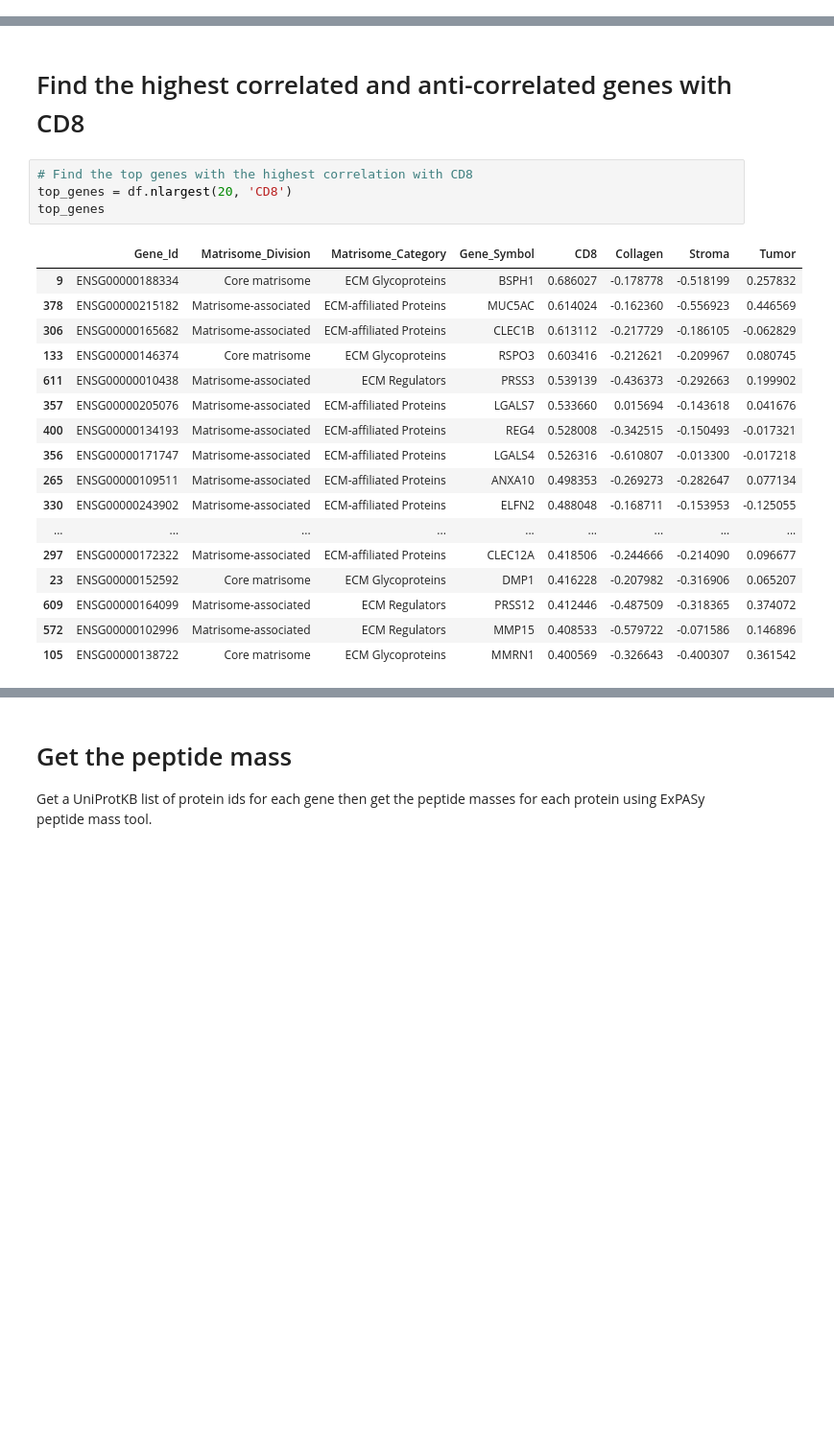
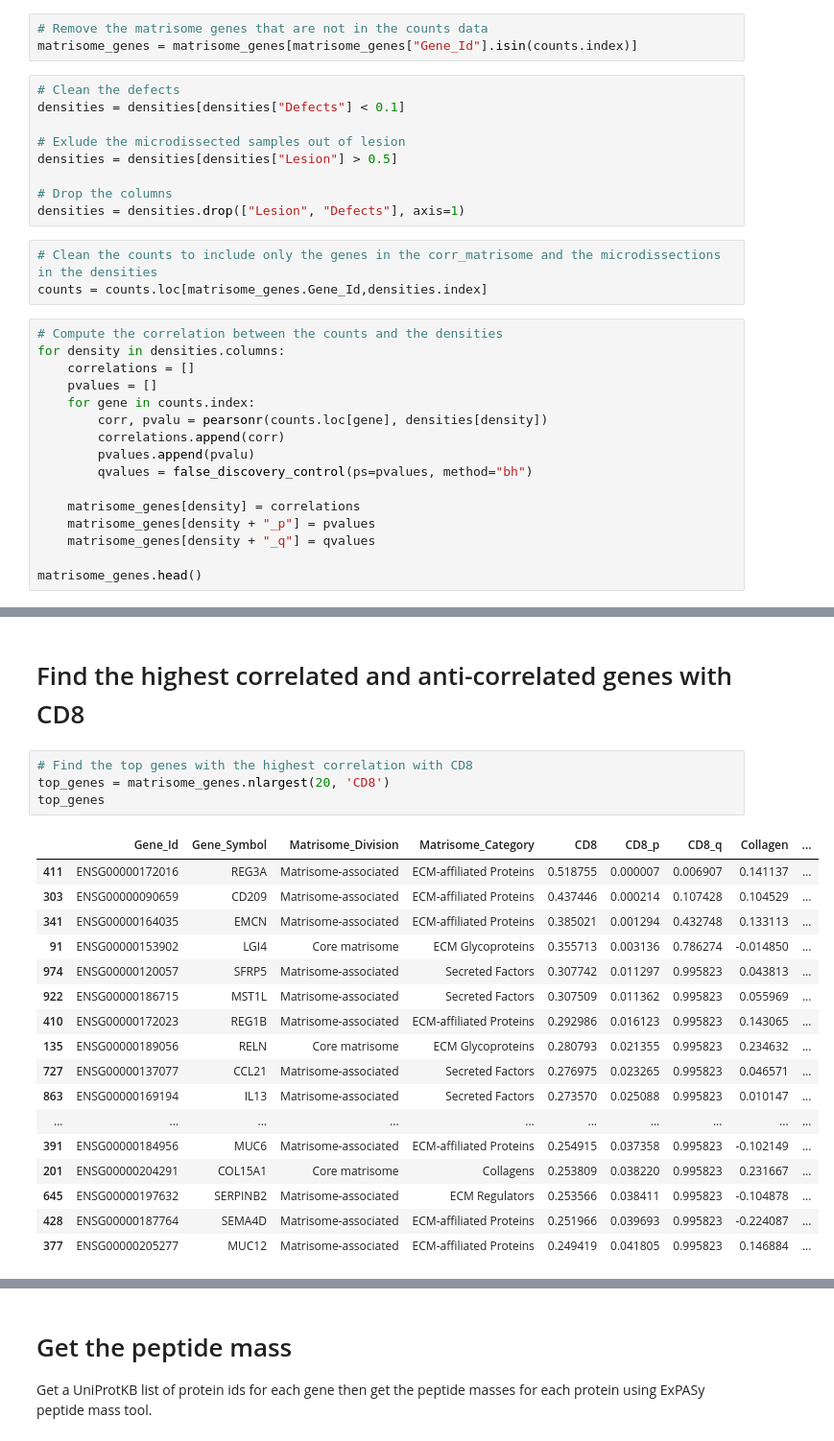
Before and after one commit to GeNeHetX/MSI-RNA, a Jupyter notebook: rna_ihc_correlations.ipynb, the cells around one changed output, grey strips where cells are left out. Shown at 96% size. Saved outputs shown, nothing was run; the diff lists cells and outputs as text; blank space fills up the shorter version.

Commit message:
RNA IHC correlations

```diff
--- a/rna_ihc_correlations.ipynb
+++ b/rna_ihc_correlations.ipynb
@@ -70,0 +44,31 @@ df = df[df.Matrisome_Category != "Secreted Factors"]
+# %%
+# Remove the matrisome genes that are not in the counts data
+matrisome_genes = matrisome_genes[matrisome_genes["Gene_Id"].isin(counts.index)]
+# %%
+# Clean the defects
+densities = densities[densities["Defects"] < 0.1]
+
+# Exlude the microdissected samples out of lesion
+densities = densities[densities["Lesion"] > 0.5]
+
+# Drop the columns
+densities = densities.drop(["Lesion", "Defects"], axis=1)
+# %%
+# Clean the counts to include only the genes in the corr_matrisome and the microdissections in the densities
+counts = counts.loc[matrisome_genes.Gene_Id,densities.index]
+# %%
+# Compute the correlation between the counts and the densities
+for density in densities.columns:
+    correlations = []
+    pvalues = []
+    for gene in counts.index:
+        corr, pvalu = pearsonr(counts.loc[gene], densities[density])
+        correlations.append(corr)
+        pvalues.append(pvalu)
+        qvalues = false_discovery_control(ps=pvalues, method="bh")
+
+    matrisome_genes[density] = correlations
+    matrisome_genes[density + "_p"] = pvalues
+    matrisome_genes[density + "_q"] = qvalues
+
+matrisome_genes.head()
@@ -72,25 +147,25 @@ df = df[df.Matrisome_Category != "Secreted Factors"]
 # Find the highest correlated and anti-correlated genes with CD8
 # %%
 # Find the top genes with the highest correlation with CD8
-top_genes = df.nlargest(20, 'CD8')
+top_genes = matrisome_genes.nlargest(20, 'CD8')
 top_genes
 # %% [output]
-|  | Gene_Id | Matrisome_Division | Matrisome_Category | Gene_Symbol | CD8 | Collagen | Stroma | Tumor |
-| 9 | ENSG00000188334 | Core matrisome | ECM Glycoproteins | BSPH1 | 0.686027 | -0.178778 | -0.518199 | 0.257832 |
-| 378 | ENSG00000215182 | Matrisome-associated | ECM-affiliated Proteins | MUC5AC | 0.614024 | -0.162360 | -0.556923 | 0.446569 |
-| 306 | ENSG00000165682 | Matrisome-associated | ECM-affiliated Proteins | CLEC1B | 0.613112 | -0.217729 | -0.186105 | -0.062829 |
-| 133 | ENSG00000146374 | Core matrisome | ECM Glycoproteins | RSPO3 | 0.603416 | -0.212621 | -0.209967 | 0.080745 |
-| 611 | ENSG00000010438 | Matrisome-associated | ECM Regulators | PRSS3 | 0.539139 | -0.436373 | -0.292663 | 0.199902 |
-| 357 | ENSG00000205076 | Matrisome-associated | ECM-affiliated Proteins | LGALS7 | 0.533660 | 0.015694 | -0.143618 | 0.041676 |
-| 400 | ENSG00000134193 | Matrisome-associated | ECM-affiliated Proteins | REG4 | 0.528008 | -0.342515 | -0.150493 | -0.017321 |
-| 356 | ENSG00000171747 | Matrisome-associated | ECM-affiliated Proteins | LGALS4 | 0.526316 | -0.610807 | -0.013300 | -0.017218 |
-| 265 | ENSG00000109511 | Matrisome-associated | ECM-affiliated Proteins | ANXA10 | 0.498353 | -0.269273 | -0.282647 | 0.077134 |
-| 330 | ENSG00000243902 | Matrisome-associated | ECM-affiliated Proteins | ELFN2 | 0.488048 | -0.168711 | -0.153953 | -0.125055 |
-| ... | ... | ... | ... | ... | ... | ... | ... | ... |
-| 297 | ENSG00000172322 | Matrisome-associated | ECM-affiliated Proteins | CLEC12A | 0.418506 | -0.244666 | -0.214090 | 0.096677 |
-| 23 | ENSG00000152592 | Core matrisome | ECM Glycoproteins | DMP1 | 0.416228 | -0.207982 | -0.316906 | 0.065207 |
-| 609 | ENSG00000164099 | Matrisome-associated | ECM Regulators | PRSS12 | 0.412446 | -0.487509 | -0.318365 | 0.374072 |
-| 572 | ENSG00000102996 | Matrisome-associated | ECM Regulators | MMP15 | 0.408533 | -0.579722 | -0.071586 | 0.146896 |
-| 105 | ENSG00000138722 | Core matrisome | ECM Glycoproteins | MMRN1 | 0.400569 | -0.326643 | -0.400307 | 0.361542 |
+|  | Gene_Id | Gene_Symbol | Matrisome_Division | Matrisome_Category | CD8 | CD8_p | CD8_q | Collagen | ... |
+| 411 | ENSG00000172016 | REG3A | Matrisome-associated | ECM-affiliated Proteins | 0.518755 | 0.000007 | 0.006907 | 0.141137 | ... |
+| 303 | ENSG00000090659 | CD209 | Matrisome-associated | ECM-affiliated Proteins | 0.437446 | 0.000214 | 0.107428 | 0.104529 | ... |
+| 341 | ENSG00000164035 | EMCN | Matrisome-associated | ECM-affiliated Proteins | 0.385021 | 0.001294 | 0.432748 | 0.133113 | ... |
+| 91 | ENSG00000153902 | LGI4 | Core matrisome | ECM Glycoproteins | 0.355713 | 0.003136 | 0.786274 | -0.014850 | ... |
+| 974 | ENSG00000120057 | SFRP5 | Matrisome-associated | Secreted Factors | 0.307742 | 0.011297 | 0.995823 | 0.043813 | ... |
+| 922 | ENSG00000186715 | MST1L | Matrisome-associated | Secreted Factors | 0.307509 | 0.011362 | 0.995823 | 0.055969 | ... |
+| 410 | ENSG00000172023 | REG1B | Matrisome-associated | ECM-affiliated Proteins | 0.292986 | 0.016123 | 0.995823 | 0.143065 | ... |
+| 135 | ENSG00000189056 | RELN | Core matrisome | ECM Glycoproteins | 0.280793 | 0.021355 | 0.995823 | 0.234632 | ... |
+| 727 | ENSG00000137077 | CCL21 | Matrisome-associated | Secreted Factors | 0.276975 | 0.023265 | 0.995823 | 0.046571 | ... |
+| 863 | ENSG00000169194 | IL13 | Matrisome-associated | Secreted Factors | 0.273570 | 0.025088 | 0.995823 | 0.010147 | ... |
+| ... | ... | ... | ... | ... | ... | ... | ... | ... | ... |
+| 391 | ENSG00000184956 | MUC6 | Matrisome-associated | ECM-affiliated Proteins | 0.254915 | 0.037358 | 0.995823 | -0.102149 | ... |
+| 201 | ENSG00000204291 | COL15A1 | Core matrisome | Collagens | 0.253809 | 0.038220 | 0.995823 | 0.231667 | ... |
+| 645 | ENSG00000197632 | SERPINB2 | Matrisome-associated | ECM Regulators | 0.253566 | 0.038411 | 0.995823 | -0.104878 | ... |
+| 428 | ENSG00000187764 | SEMA4D | Matrisome-associated | ECM-affiliated Proteins | 0.251966 | 0.039693 | 0.995823 | -0.224087 | ... |
+| 377 | ENSG00000205277 | MUC12 | Matrisome-associated | ECM-affiliated Proteins | 0.249419 | 0.041805 | 0.995823 | 0.146884 | ... |
 # %%
 # Find the top genes with the lowest correlation with CD8
```
Also changed, not shown: parts of 23 cells of this notebook, 2 other files.
